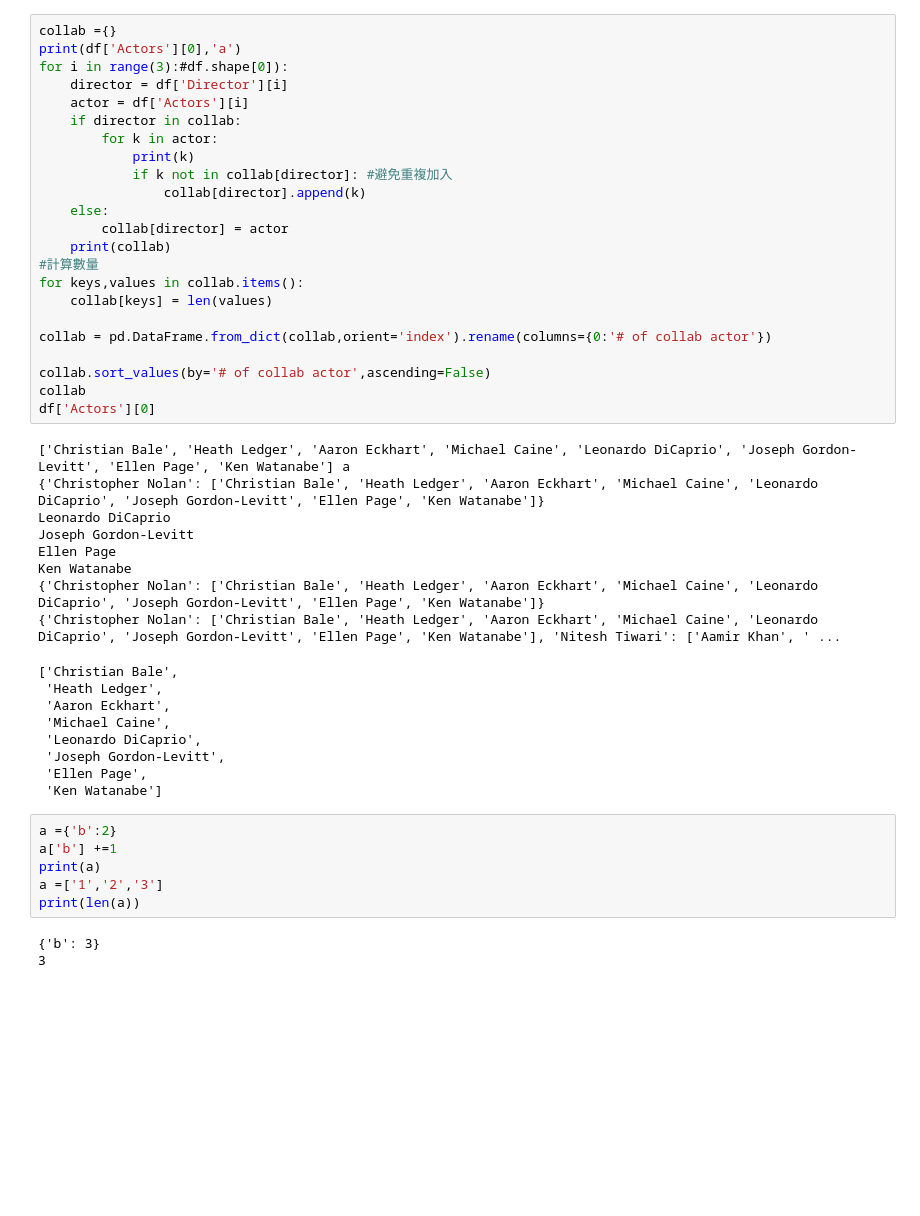
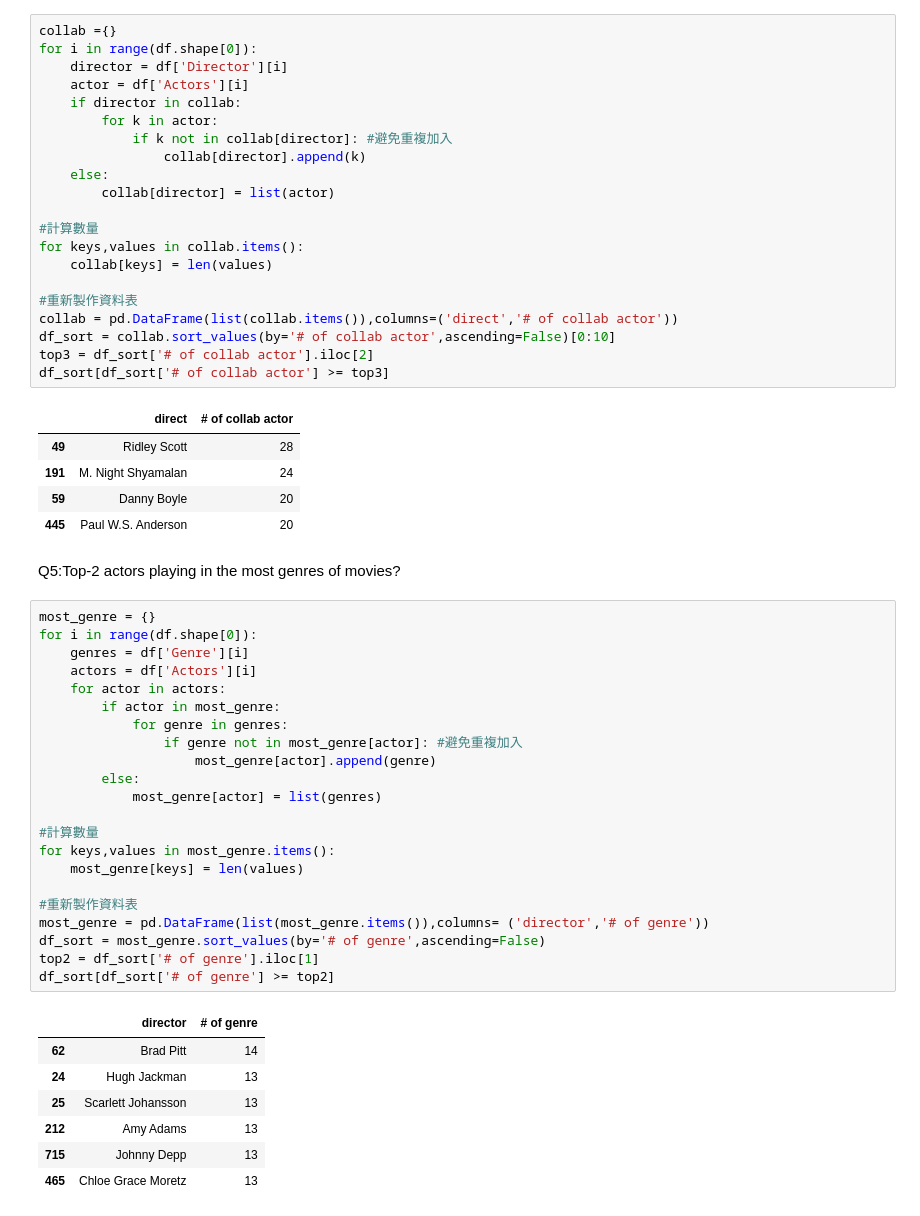
Before and after one commit to Ayukevin/Introduction-to-data-science, a Jupyter notebook: HW2/hw2/hw2_movie.ipynb, the cells around one changed output. Cells and saved outputs as stored; diff of their text form; blank space fills up the shorter version.

```diff
--- a/HW2/hw2/hw2_movie.ipynb
+++ b/HW2/hw2/hw2_movie.ipynb
@@ -80,49 +94,59 @@ Top‐3 directors who collaborate with the most actors?
 # %%
 collab ={}
-print(df['Actors'][0],'a')
-for i in range(3):#df.shape[0]):
+for i in range(df.shape[0]):
     director = df['Director'][i]
     actor = df['Actors'][i]
     if director in collab:
         for k in actor:
-            print(k)
             if k not in collab[director]: #避免重複加入
                 collab[director].append(k)
     else:
-        collab[director] = actor
-    print(collab)
+        collab[director] = list(actor)
+
 #計算數量
 for keys,values in collab.items():
     collab[keys] = len(values)
 
-collab = pd.DataFrame.from_dict(collab,orient='index').rename(columns={0:'# of collab actor'})
-
-collab.sort_values(by='# of collab actor',ascending=False)
-collab
-df['Actors'][0]
+#重新製作資料表
+collab = pd.DataFrame(list(collab.items()),columns=('direct','# of collab actor'))
+df_sort = collab.sort_values(by='# of collab actor',ascending=False)[0:10]
+top3 = df_sort['# of collab actor'].iloc[2]
+df_sort[df_sort['# of collab actor'] >= top3]
 # %% [output]
-['Christian Bale', 'Heath Ledger', 'Aaron Eckhart', 'Michael Caine', 'Leonardo DiCaprio', 'Joseph Gordon-Levitt', 'Ellen Page', 'Ken Watanabe'] a
-{'Christopher Nolan': ['Christian Bale', 'Heath Ledger', 'Aaron Eckhart', 'Michael Caine', 'Leonardo DiCaprio', 'Joseph Gordon-Levitt', 'Ellen Page', 'Ken Watanabe']}
-Leonardo DiCaprio
-Joseph Gordon-Levitt
-Ellen Page
-Ken Watanabe
-{'Christopher Nolan': ['Christian Bale', 'Heath Ledger', 'Aaron Eckhart', 'Michael Caine', 'Leonardo DiCaprio', 'Joseph Gordon-Levitt', 'Ellen Page', 'Ken Watanabe']}
-{'Christopher Nolan': ['Christian Bale', 'Heath Ledger', 'Aaron Eckhart', 'Michael Caine', 'Leonardo DiCaprio', 'Joseph Gordon-Levitt', 'Ellen Page', 'Ken Watanabe'], 'Nitesh Tiwari': ['Aamir Khan', ' ...
-['Christian Bale',
- 'Heath Ledger',
- 'Aaron Eckhart',
- 'Michael Caine',
- 'Leonardo DiCaprio',
- 'Joseph Gordon-Levitt',
- 'Ellen Page',
- 'Ken Watanabe']
+|  | direct | # of collab actor |
+| 49 | Ridley Scott | 28 |
+| 191 | M. Night Shyamalan | 24 |
+| 59 | Danny Boyle | 20 |
+| 445 | Paul W.S. Anderson | 20 |
-# %%
-a ={'b':2}
-a['b'] +=1
-print(a)
-a =['1','2','3']
-print(len(a))
-# %% [output]
-{'b': 3}
-3
+# %% [markdown]
+Q5:Top‐2 actors playing in the most genres of movies?
+# %%
+most_genre = {}
+for i in range(df.shape[0]):
+    genres = df['Genre'][i]
+    actors = df['Actors'][i]
+    for actor in actors:
+        if actor in most_genre:
+            for genre in genres:
+                if genre not in most_genre[actor]: #避免重複加入
+                    most_genre[actor].append(genre)
+        else:
+            most_genre[actor] = list(genres)
+
+#計算數量
+for keys,values in most_genre.items():
+    most_genre[keys] = len(values)
+
+#重新製作資料表
+most_genre = pd.DataFrame(list(most_genre.items()),columns= ('director','# of genre'))
+df_sort = most_genre.sort_values(by='# of genre',ascending=False)
+top2 = df_sort['# of genre'].iloc[1]
+df_sort[df_sort['# of genre'] >= top2]
+# %% [output]
+|  | director | # of genre |
+| 62 | Brad Pitt | 14 |
+| 24 | Hugh Jackman | 13 |
+| 25 | Scarlett Johansson | 13 |
+| 212 | Amy Adams | 13 |
+| 715 | Johnny Depp | 13 |
+| 465 | Chloe Grace Moretz | 13 |
```
Also changed, not shown: parts of 13 cells of this notebook.
